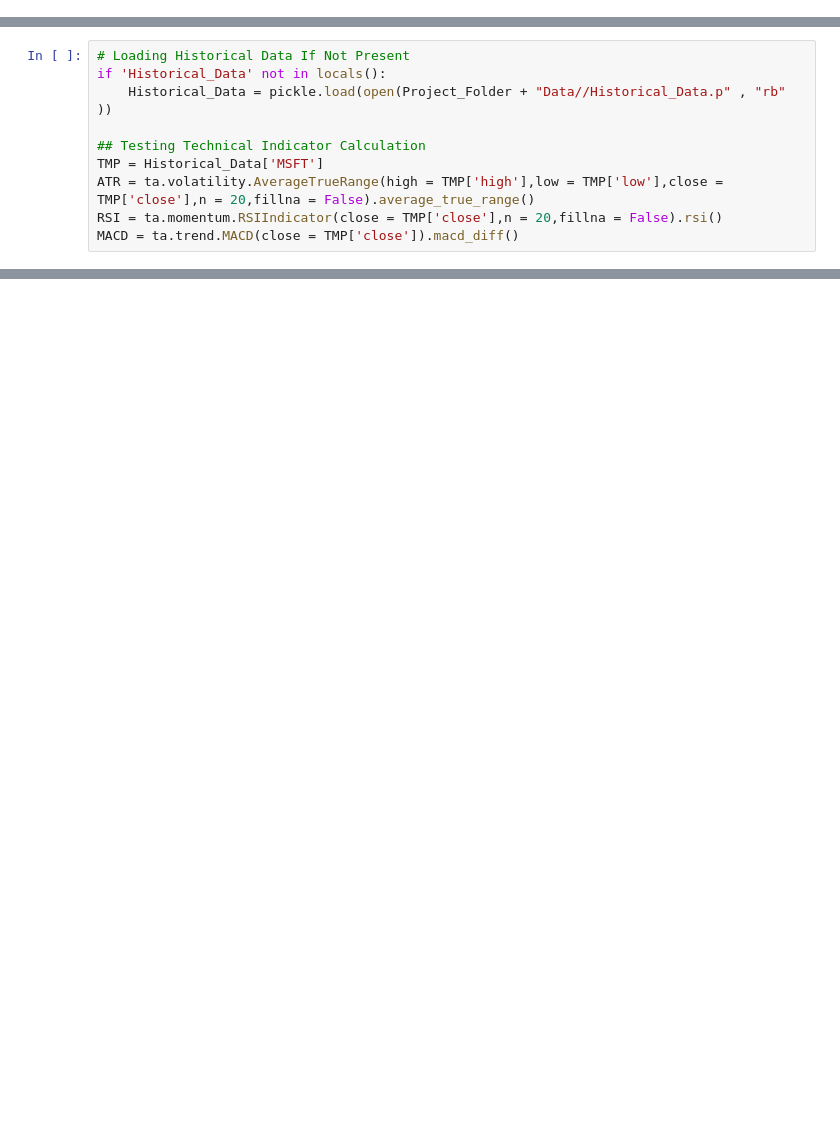
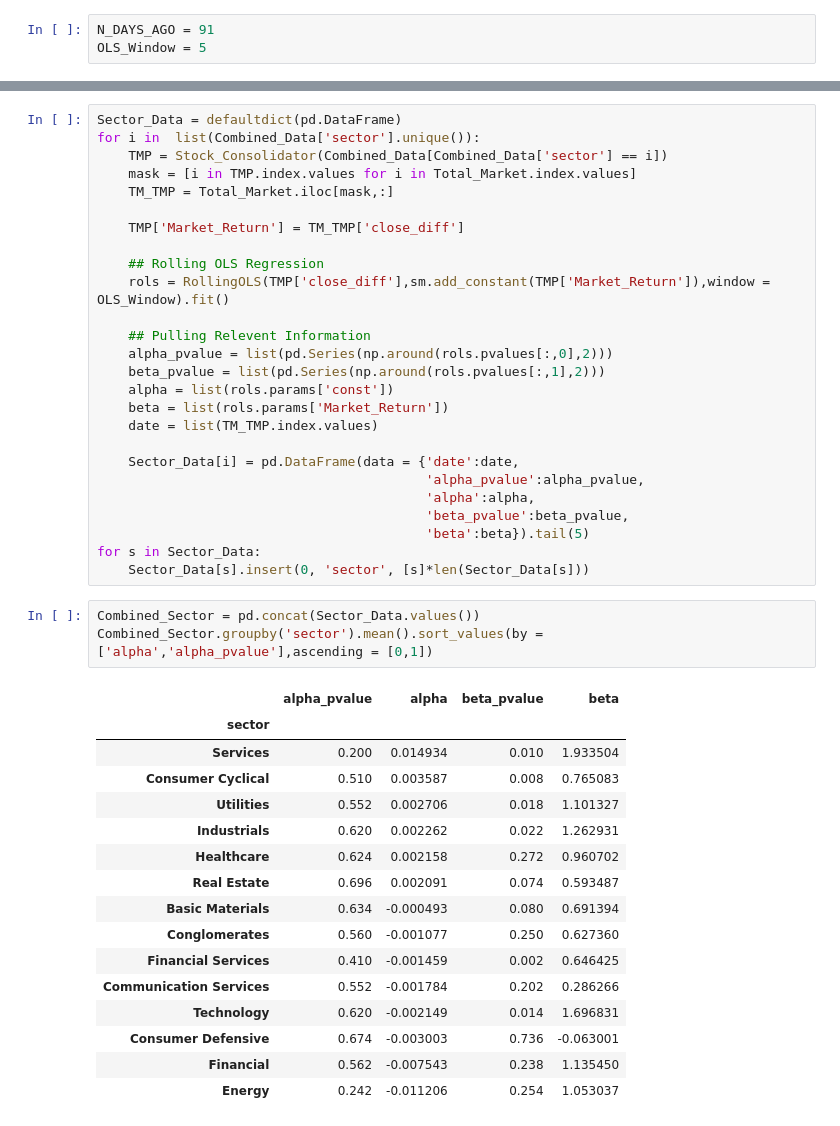
Before and after one commit to webclinic017/Stock-Strategy-Exploration, a Jupyter notebook: Python/Alpaca.ipynb, the cells around one changed output, grey strips where cells are left out. Cells and saved outputs as stored; diff of their text form; blank space fills up the shorter version.

```diff
--- a/Python/Alpaca.ipynb
+++ b/Python/Alpaca.ipynb
@@ -10 +11,4 @@ import ta
+# %%
+N_DAYS_AGO = 91
+OLS_Window = 5
 # %%
@@ -64,10 +43,0 @@ BMY.RTFailed To Pull Data
-# %%
-# Loading Historical Data If Not Present
-if 'Historical_Data' not in locals():
-    Historical_Data = pickle.load(open(Project_Folder + "Data//Historical_Data.p" , "rb" ))
-
-## Testing Technical Indicator Calculation
-TMP = Historical_Data['MSFT']
-ATR = ta.volatility.AverageTrueRange(high = TMP['high'],low = TMP['low'],close = TMP['close'],n = 20,fillna = False).average_true_range()
-RSI = ta.momentum.RSIIndicator(close = TMP['close'],n = 20,fillna = False).rsi()
-MACD = ta.trend.MACD(close = TMP['close']).macd_diff()
@@ -73,0 +139,46 @@ MACD = ta.trend.MACD(close = TMP['close']).macd_diff()
+# %%
+Sector_Data = defaultdict(pd.DataFrame)
+for i in  list(Combined_Data['sector'].unique()):
+    TMP = Stock_Consolidator(Combined_Data[Combined_Data['sector'] == i])
+    mask = [i in TMP.index.values for i in Total_Market.index.values]
+    TM_TMP = Total_Market.iloc[mask,:]
+
+    TMP['Market_Return'] = TM_TMP['close_diff']
+
+    ## Rolling OLS Regression
+    rols = RollingOLS(TMP['close_diff'],sm.add_constant(TMP['Market_Return']),window = OLS_Window).fit()
+
+    ## Pulling Relevent Information
+    alpha_pvalue = list(pd.Series(np.around(rols.pvalues[:,0],2)))
+    beta_pvalue = list(pd.Series(np.around(rols.pvalues[:,1],2)))
+    alpha = list(rols.params['const'])
+    beta = list(rols.params['Market_Return'])
+    date = list(TM_TMP.index.values)
+
+    Sector_Data[i] = pd.DataFrame(data = {'date':date,
+                                          'alpha_pvalue':alpha_pvalue,
+                                          'alpha':alpha,
+                                          'beta_pvalue':beta_pvalue,
+                                          'beta':beta}).tail(5)
+for s in Sector_Data:
+    Sector_Data[s].insert(0, 'sector', [s]*len(Sector_Data[s]))
+# %%
+Combined_Sector = pd.concat(Sector_Data.values())
+Combined_Sector.groupby('sector').mean().sort_values(by = ['alpha','alpha_pvalue'],ascending = [0,1])
+# %% [output]
+|  | alpha_pvalue | alpha | beta_pvalue | beta |
+| sector |  |  |  |  |
+| Services | 0.200 | 0.014934 | 0.010 | 1.933504 |
+| Consumer Cyclical | 0.510 | 0.003587 | 0.008 | 0.765083 |
+| Utilities | 0.552 | 0.002706 | 0.018 | 1.101327 |
+| Industrials | 0.620 | 0.002262 | 0.022 | 1.262931 |
+| Healthcare | 0.624 | 0.002158 | 0.272 | 0.960702 |
+| Real Estate | 0.696 | 0.002091 | 0.074 | 0.593487 |
+| Basic Materials | 0.634 | -0.000493 | 0.080 | 0.691394 |
+| Conglomerates | 0.560 | -0.001077 | 0.250 | 0.627360 |
+| Financial Services | 0.410 | -0.001459 | 0.002 | 0.646425 |
+| Communication Services | 0.552 | -0.001784 | 0.202 | 0.286266 |
+| Technology | 0.620 | -0.002149 | 0.014 | 1.696831 |
+| Consumer Defensive | 0.674 | -0.003003 | 0.736 | -0.063001 |
+| Financial | 0.562 | -0.007543 | 0.238 | 1.135450 |
+| Energy | 0.242 | -0.011206 | 0.254 | 1.053037 |
```
Also changed, not shown: parts of 10 cells of this notebook, 3 other files.
